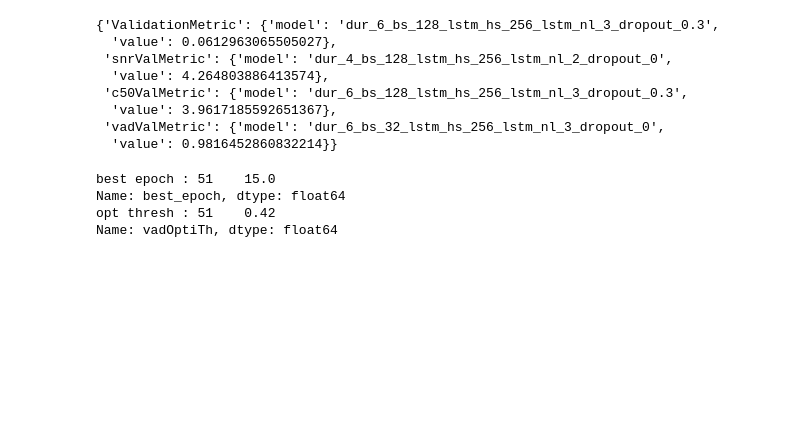
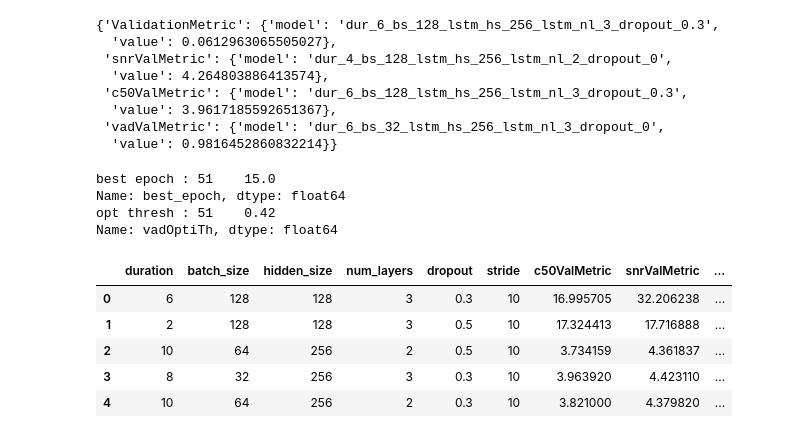
Before and after one commit to marianne-m/brouhaha-vad, a Jupyter notebook: gridsearch_analysis/gridsearch_analysis.ipynb, the cells around one changed output. Drawn from its saved outputs; the diff is of its cells as text; code cells hidden in the pictures; blank space fills up the shorter version.

```diff
--- a/gridsearch_analysis/gridsearch_analysis.ipynb
+++ b/gridsearch_analysis/gridsearch_analysis.ipynb
@@ -203,3 +203,14 @@ best epoch : 51    15.0
 Name: best_epoch, dtype: float64
 opt thresh : 51    0.42
 Name: vadOptiTh, dtype: float64
+# %%
+# load csv with all the data
+data_2 = pd.read_csv("gd_2.csv", index_col=0)
+data_2.head()
+# %% [output]
+|  | duration | batch_size | hidden_size | num_layers | dropout | stride | c50ValMetric | snrValMetric | ... |
+| 0 | 6 | 128 | 128 | 3 | 0.3 | 10 | 16.995705 | 32.206238 | ... |
+| 1 | 2 | 128 | 128 | 3 | 0.5 | 10 | 17.324413 | 17.716888 | ... |
+| 2 | 10 | 64 | 256 | 2 | 0.5 | 10 | 3.734159 | 4.361837 | ... |
+| 3 | 8 | 32 | 256 | 3 | 0.3 | 10 | 3.963920 | 4.423110 | ... |
+| 4 | 10 | 64 | 256 | 2 | 0.3 | 10 | 3.821000 | 4.379820 | ... |
```
Also changed, not shown: parts of 8 cells of this notebook.
